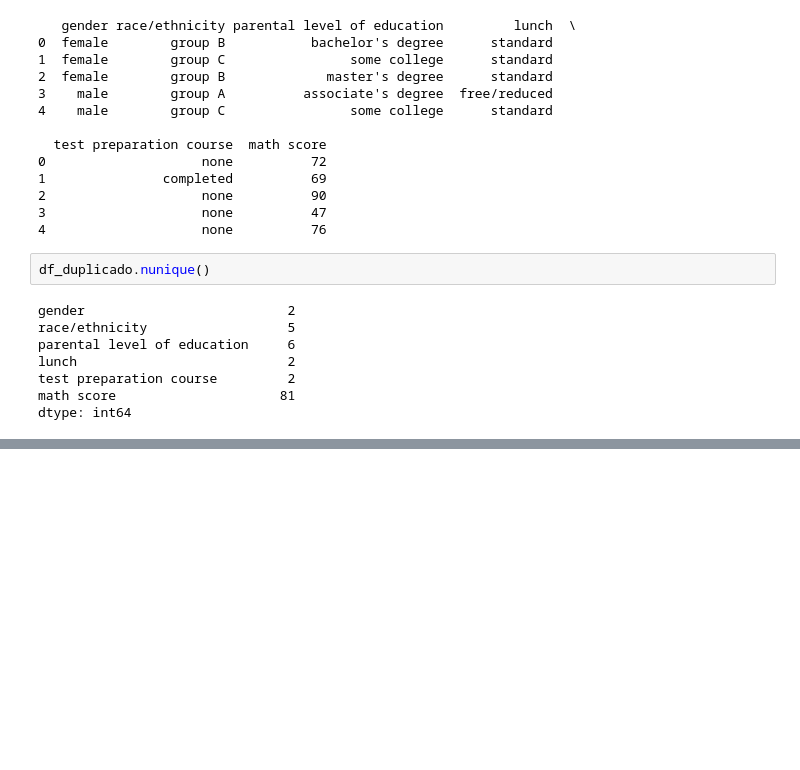
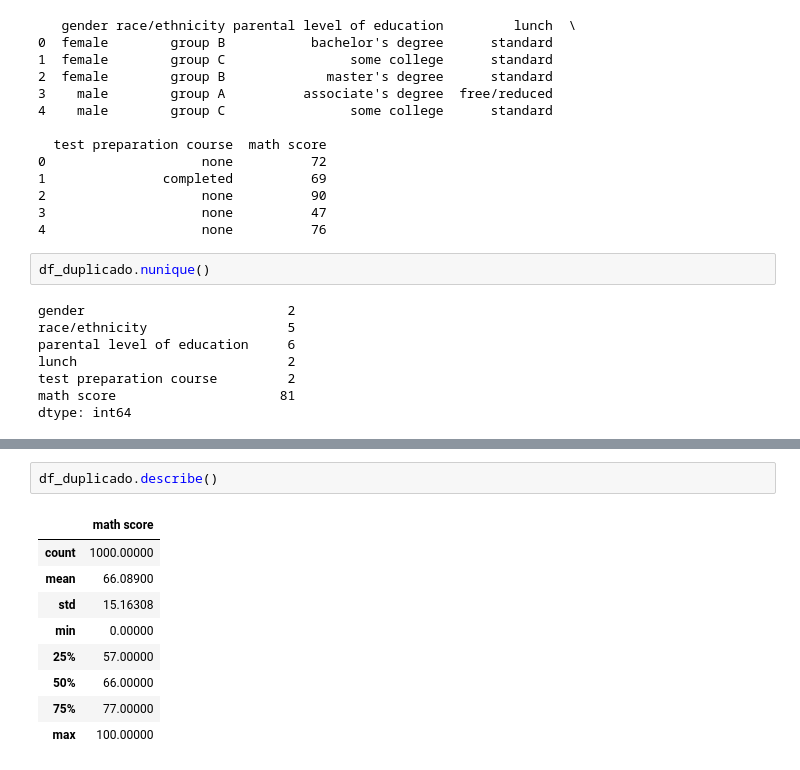
Before and after one commit to Estefania-8/ProyectoIA, a Jupyter notebook: Analisis.ipynb, the cells around one changed output, grey strips where cells are left out. Cells and saved outputs as stored; diff of their text form; blank space fills up the shorter version.

```diff
--- a/Analisis.ipynb
+++ b/Analisis.ipynb
@@ -74,0 +90,12 @@ dtype: int64
+# %%
+df_duplicado.describe()
+# %% [output]
+|  | math score |
+| count | 1000.00000 |
+| mean | 66.08900 |
+| std | 15.16308 |
+| min | 0.00000 |
+| 25% | 57.00000 |
+| 50% | 66.00000 |
+| 75% | 77.00000 |
+| max | 100.00000 |
```
Also changed, not shown: parts of 3 cells of this notebook.
